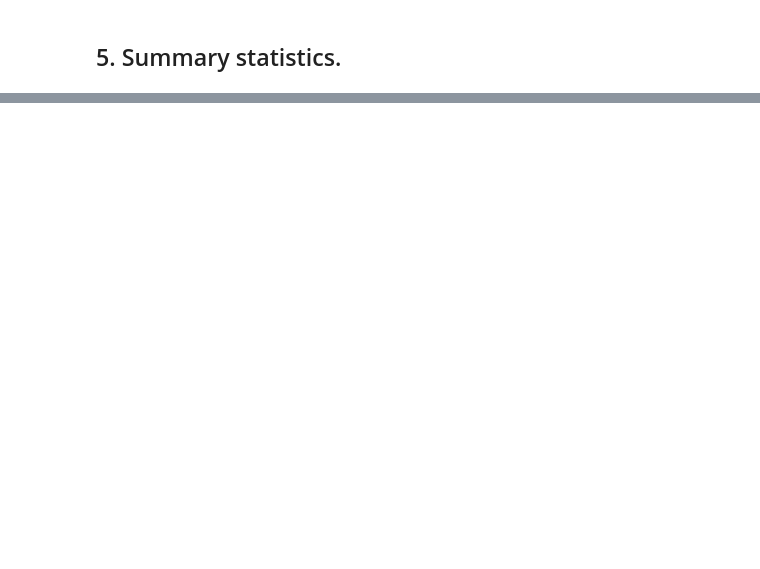
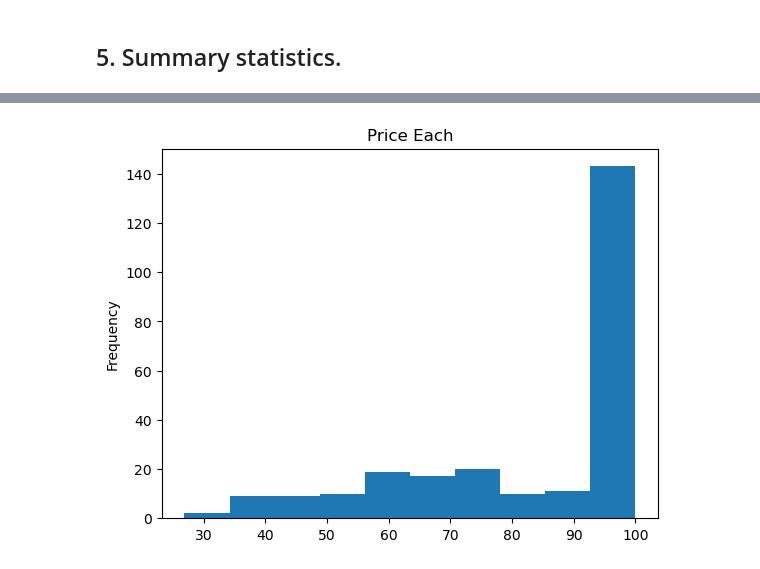
Before and after one commit to Colletaaliyah/jupyter-notebooks, a Jupyter notebook: mypandas1.ipynb, the cells around one changed output, grey strips where cells are left out. Cells and saved outputs as stored; diff of their text form; code cells hidden in the pictures; blank space fills up the shorter version.

```diff
--- a/mypandas1.ipynb
+++ b/mypandas1.ipynb
@@ -166,0 +309,4 @@ sales.describe(include='all')
+# %%
+sales['priceeach'].plot(kind='hist', title='Price Each');
+# %% [output]
+[figure, added]
```
Also changed, not shown: parts of 28 cells of this notebook.
